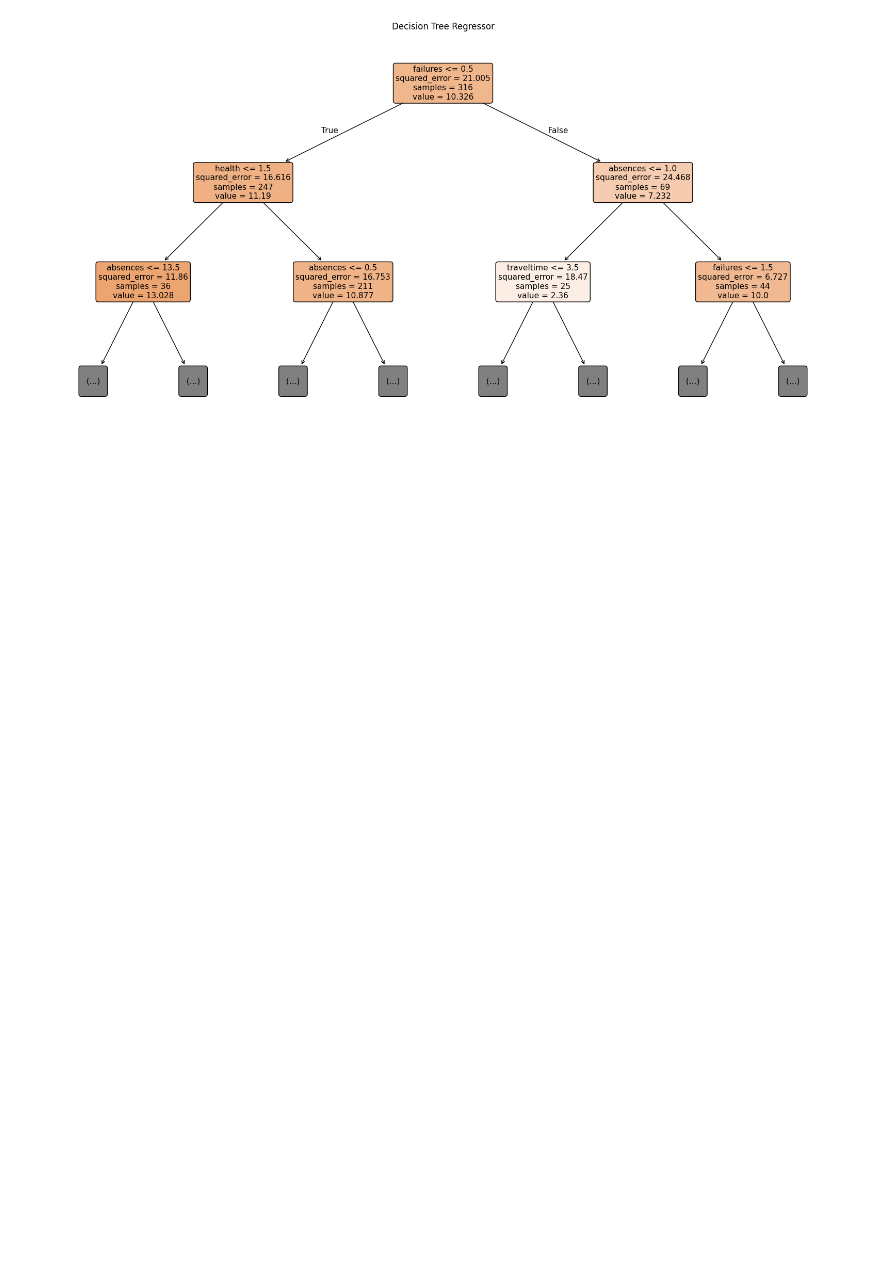
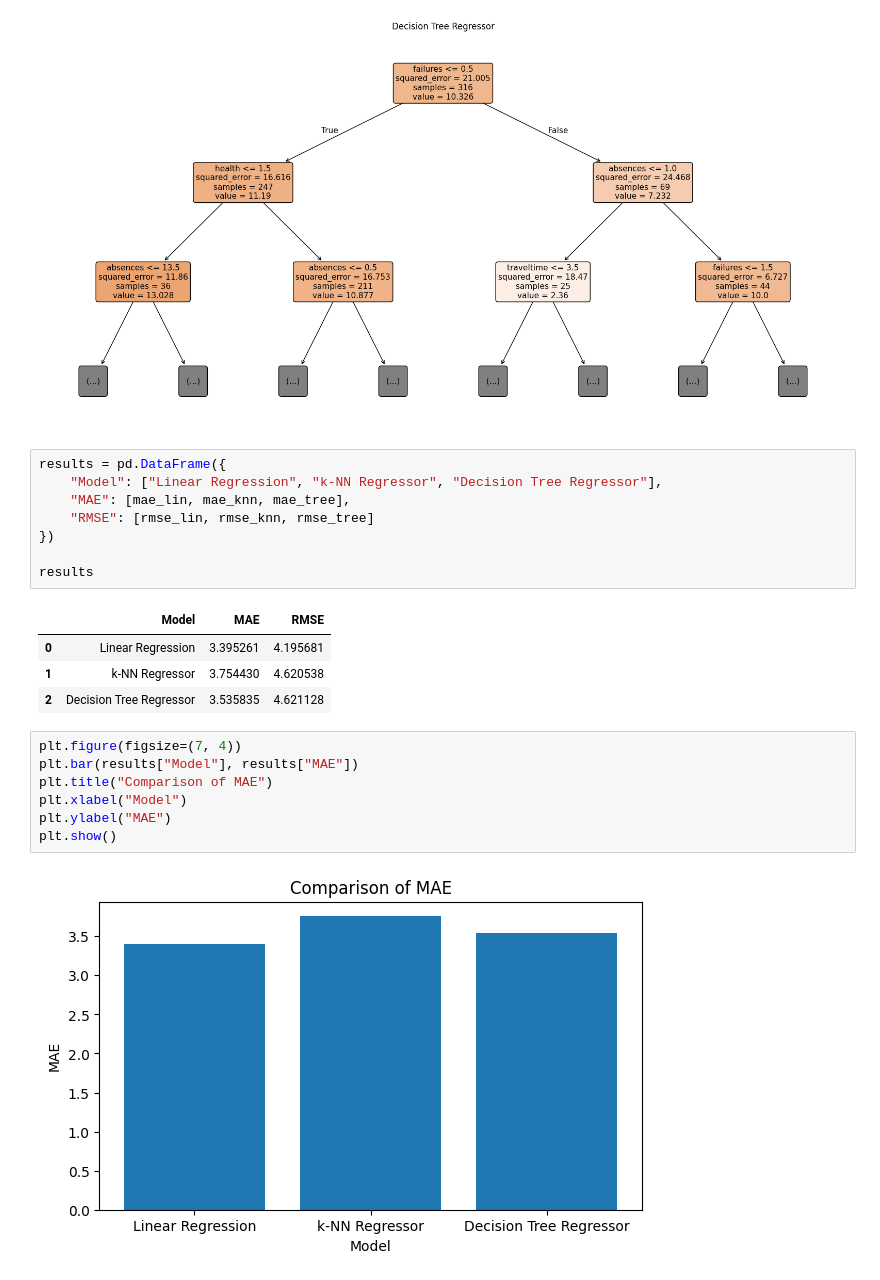
Before and after one commit to zvrv6256-uol/2604-individual-project, a Jupyter notebook: code.ipynb, the cells around one changed output. Saved outputs shown, nothing was run; the diff lists cells and outputs as text; blank space fills up the shorter version.

```diff
--- a/code.ipynb
+++ b/code.ipynb
@@ -262,3 +262,25 @@ plt.title("Decision Tree Regressor")
 plt.show()
 # %% [output]
 [figure]
+# %%
+results = pd.DataFrame({
+    "Model": ["Linear Regression", "k-NN Regressor", "Decision Tree Regressor"],
+    "MAE": [mae_lin, mae_knn, mae_tree],
+    "RMSE": [rmse_lin, rmse_knn, rmse_tree]
+})
+
+results
+# %% [output]
+|  | Model | MAE | RMSE |
+| 0 | Linear Regression | 3.395261 | 4.195681 |
+| 1 | k-NN Regressor | 3.754430 | 4.620538 |
+| 2 | Decision Tree Regressor | 3.535835 | 4.621128 |
+# %%
+plt.figure(figsize=(7, 4))
+plt.bar(results["Model"], results["MAE"])
+plt.title("Comparison of MAE")
+plt.xlabel("Model")
+plt.ylabel("MAE")
+plt.show()
+# %% [output]
+[figure, added]
```
Also changed, not shown: parts of 4 cells of this notebook.
